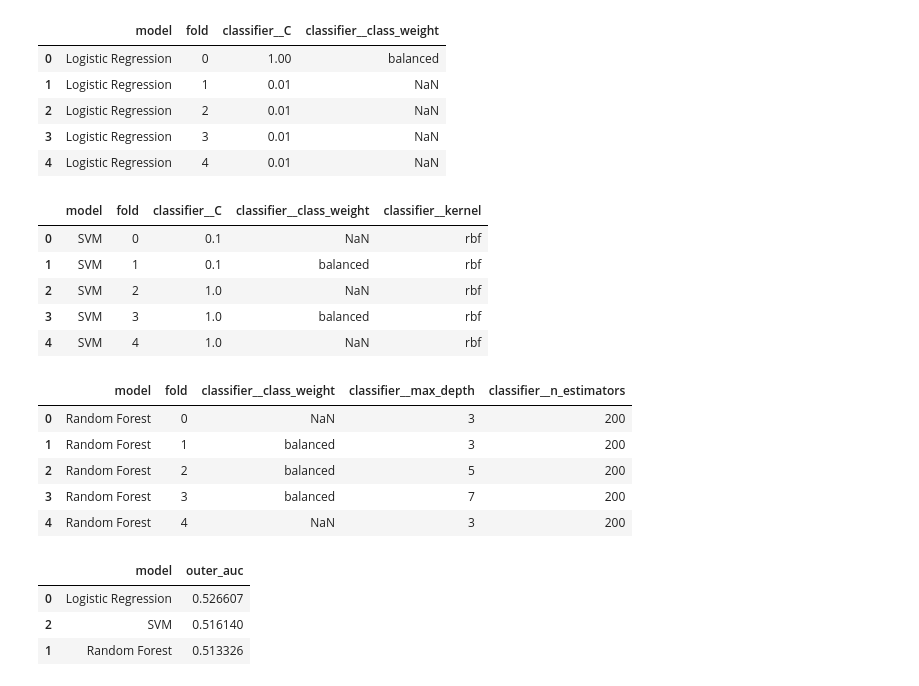
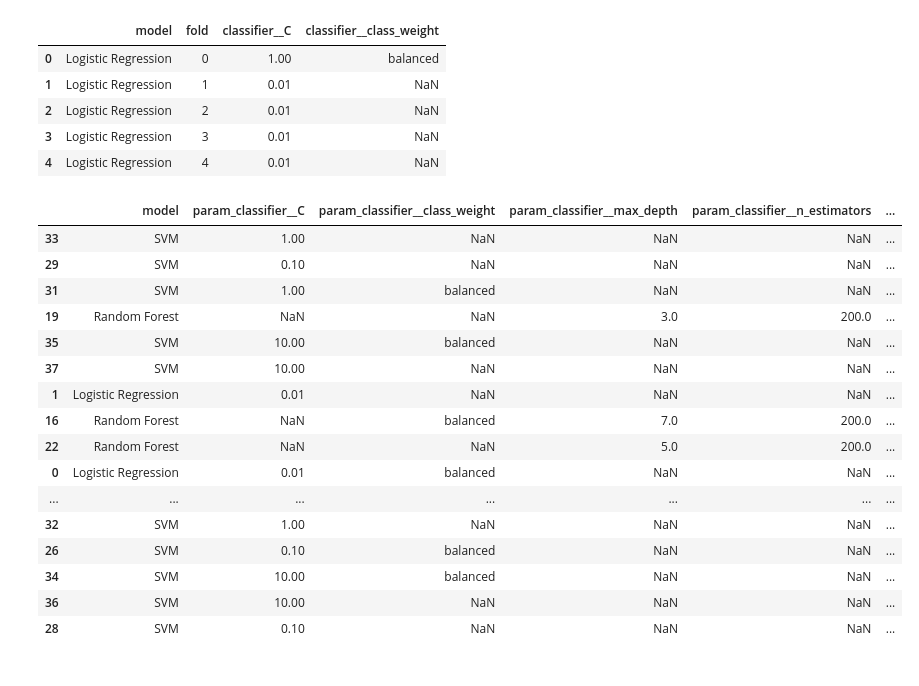
Before and after one commit to AlexandrosMiteloudis/DAMA_Hackathon, a Jupyter notebook: notebooks/METABRIC_CIBCB_pipeline.ipynb, the cells around one changed output. Cells and saved outputs as stored; diff of their text form; code cells hidden in the pictures.

Commit message:
chore: extract best model based on mean auc

```diff
--- a/notebooks/METABRIC_CIBCB_pipeline.ipynb
+++ b/notebooks/METABRIC_CIBCB_pipeline.ipynb
@@ -610,7 +611,7 @@ inner_cv = StratifiedKFold(n_splits=3, shuffle=True, random_state=RANDOM_STATE)
 
 models = {
     "Logistic Regression": (
-        LogisticRegression(max_iter=2000, random_state=42),
+        LogisticRegression(max_iter=1_000, random_state=42),
         {
             "classifier__C": [0.01, 0.1, 1, 10],
             "classifier__class_weight": [None, "balanced"]
@@ -636,6 +637,7 @@ models = {
 
 
 results = {}
+cv_results_all = {}
 
 for model_name, (estimator, param_grid) in models.items():
     print(f"\nRunning nested CV for {model_name}")
@@ -649,8 +651,8 @@ for model_name, (estimator, param_grid) in models.items():
     )
 
     y_pred = np.zeros(len(y))
-    best_params = []
-    cv_results_all = []
+    best_params_per_model = []
+    cv_results_all_per_model = []
 
 
     for fold, (train_idx, test_idx) in enumerate(outer_cv.split(X, y)):
@@ -673,25 +675,26 @@ for model_name, (estimator, param_grid) in models.items():
         cv_results["model"] = model_name
         cv_results["outer_fold"] = fold
 
-        cv_results_all.append(cv_results)
+        cv_results_all_per_model.append(cv_results)
 
 
         # Store predictions
         y_pred[test_idx] = grid.predict(X_test)
 
         # Store best parameters
-        best_params.append({
+        best_params_per_model.append({
             "model": model_name,
             "fold": fold,
             **grid.best_params_
         })
 
+    # out of inner loop
     results[model_name] = {
-        "y_pred": y_pred,
-        "best_params": pd.DataFrame(best_params)
+        #"y_pred": y_pred,
+        "best_params": pd.DataFrame(best_params_per_model)
     }
 
-cv_results_all = pd.concat(cv_results_all, ignore_index=True)
+    cv_results_all[model_name] = cv_results_all_per_model
 # %% [output]
 Running nested CV for Logistic Regression
 
@@ -700,0 +733,8 @@ Running nested CV for SVM
+# %%
+cv_results = pd.DataFrame()
+
+for model_name, _ in cv_results_all.items():
+    for fold_results in cv_results_all[model_name]:
+        cv_results = pd.concat([cv_results, fold_results], ignore_index=True)
+
+cv_results.shape
@@ -701,2 +752,3 @@ Running nested CV for SVM
 # %%
-param_cols = [c for c in cv_results_all.columns if c.startswith("param_")]
+param_cols = [c for c in cv_results.columns if c.startswith("param_")]
+param_cols
@@ -703,7 +761,7 @@ param_cols = [c for c in cv_results_all.columns if c.startswith("param_")]
 # %%
 config_summary = (
-    cv_results_all
-    .groupby(["model"] + param_cols)
+    cv_results
+    .groupby(["model"]+ param_cols, dropna=False)
     .agg(
         mean_auc=("mean_test_score", "mean"),
         std_auc=("mean_test_score", "std"),
@@ -864,22 +877,4 @@ results["Logistic Regression"]["best_params"]
 | 2 | Logistic Regression | 2 | 0.01 | NaN |
 | 3 | Logistic Regression | 3 | 0.01 | NaN |
 | 4 | Logistic Regression | 4 | 0.01 | NaN |
-# %%
-results["SVM"]["best_params"]
-# %% [output]
-|  | model | fold | classifier__C | classifier__class_weight | classifier__kernel |
-| 0 | SVM | 0 | 0.1 | NaN | rbf |
-| 1 | SVM | 1 | 0.1 | balanced | rbf |
-| 2 | SVM | 2 | 1.0 | NaN | rbf |
-| 3 | SVM | 3 | 1.0 | balanced | rbf |
-| 4 | SVM | 4 | 1.0 | NaN | rbf |
-# %%
-results["Random Forest"]["best_params"]
-# %% [output]
-|  | model | fold | classifier__class_weight | classifier__max_depth | classifier__n_estimators |
-| 0 | Random Forest | 0 | NaN | 3 | 200 |
-| 1 | Random Forest | 1 | balanced | 3 | 200 |
-| 2 | Random Forest | 2 | balanced | 5 | 200 |
-| 3 | Random Forest | 3 | balanced | 7 | 200 |
-| 4 | Random Forest | 4 | NaN | 3 | 200 |
 # %%
@@ -898,7 +893,20 @@ model_ranking = (
-# %%
-model_ranking
-# %% [output]
-|  | model | outer_auc |
-| 0 | Logistic Regression | 0.526607 |
-| 2 | SVM | 0.516140 |
-| 1 | Random Forest | 0.513326 |
+# %%
+config_summary
+# %% [output]
+|  | model | param_classifier__C | param_classifier__class_weight | param_classifier__max_depth | param_classifier__n_estimators | ... |
+| 33 | SVM | 1.00 | NaN | NaN | NaN | ... |
+| 29 | SVM | 0.10 | NaN | NaN | NaN | ... |
+| 31 | SVM | 1.00 | balanced | NaN | NaN | ... |
+| 19 | Random Forest | NaN | NaN | 3.0 | 200.0 | ... |
+| 35 | SVM | 10.00 | balanced | NaN | NaN | ... |
+| 37 | SVM | 10.00 | NaN | NaN | NaN | ... |
+| 1 | Logistic Regression | 0.01 | NaN | NaN | NaN | ... |
+| 16 | Random Forest | NaN | balanced | 7.0 | 200.0 | ... |
+| 22 | Random Forest | NaN | NaN | 5.0 | 200.0 | ... |
+| 0 | Logistic Regression | 0.01 | balanced | NaN | NaN | ... |
+| ... | ... | ... | ... | ... | ... | ... |
+| 32 | SVM | 1.00 | NaN | NaN | NaN | ... |
+| 26 | SVM | 0.10 | balanced | NaN | NaN | ... |
+| 34 | SVM | 10.00 | balanced | NaN | NaN | ... |
+| 36 | SVM | 10.00 | NaN | NaN | NaN | ... |
+| 28 | SVM | 0.10 | NaN | NaN | NaN | ... |
```
Also changed, not shown: parts of 24 cells of this notebook.
